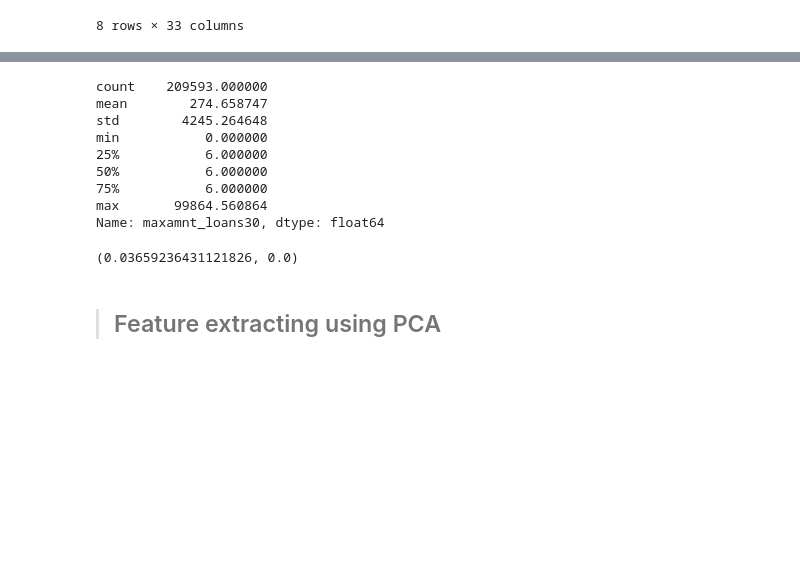
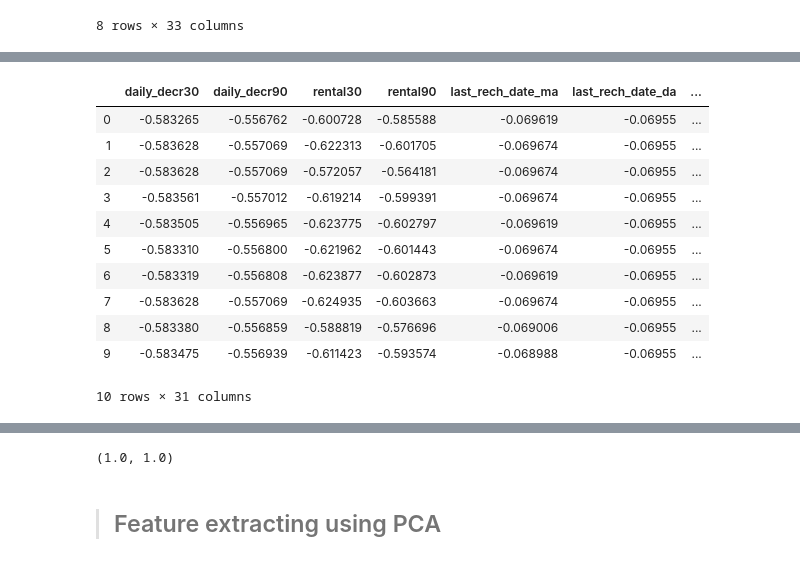
Before and after one commit to bellamkondaprakash/Mfs_loan_classifier, a Jupyter notebook: mfs_loan.ipynb, the cells around one changed output, grey strips where cells are left out. Cells and saved outputs as stored; diff of their text form; code cells hidden in the pictures; blank space fills up the shorter version.

```diff
--- a/mfs_loan.ipynb
+++ b/mfs_loan.ipynb
@@ -136,6 +121,27 @@ from scipy.stats import shapiro
 # %%
 min_max_scaler = MinMaxScaler()
 np_scaler = min_max_scaler.fit_transform(temp.iloc[:,3:])
+# %%
+Std_scaler = StandardScaler()
+# %%
+std_scaler = Std_scaler.fit_transform(temp.iloc[:,3:])
+# %%
+temp_norm = pd.DataFrame(std_scaler,columns = temp.iloc[:,3:].columns)
+# %%
+temp_norm.head(10)
+# %% [output]
+|  | daily_decr30 | daily_decr90 | rental30 | rental90 | last_rech_date_ma | last_rech_date_da | ... |
+| 0 | -0.583265 | -0.556762 | -0.600728 | -0.585588 | -0.069619 | -0.06955 | ... |
+| 1 | -0.583628 | -0.557069 | -0.622313 | -0.601705 | -0.069674 | -0.06955 | ... |
+| 2 | -0.583628 | -0.557069 | -0.572057 | -0.564181 | -0.069674 | -0.06955 | ... |
+| 3 | -0.583561 | -0.557012 | -0.619214 | -0.599391 | -0.069674 | -0.06955 | ... |
+| 4 | -0.583505 | -0.556965 | -0.623775 | -0.602797 | -0.069619 | -0.06955 | ... |
+| 5 | -0.583310 | -0.556800 | -0.621962 | -0.601443 | -0.069674 | -0.06955 | ... |
+| 6 | -0.583319 | -0.556808 | -0.623877 | -0.602873 | -0.069619 | -0.06955 | ... |
+| 7 | -0.583628 | -0.557069 | -0.624935 | -0.603663 | -0.069674 | -0.06955 | ... |
+| 8 | -0.583380 | -0.556859 | -0.588819 | -0.576696 | -0.069006 | -0.06955 | ... |
+| 9 | -0.583475 | -0.556939 | -0.611423 | -0.593574 | -0.068988 | -0.06955 | ... |
+10 rows × 31 columns
 # %%
 df_normalized = pd.DataFrame(np_scaler, columns = temp.iloc[:,3:].columns)
 # %%
@@ -158,19 +160,7 @@ df_normalized.describe()
-# %%
-temp['maxamnt_loans30'].describe()
-# %% [output]
-count    209593.000000
-mean        274.658747
-std        4245.264648
-min           0.000000
-25%           6.000000
-50%           6.000000
-75%           6.000000
-max       99864.560864
-Name: maxamnt_loans30, dtype: float64
 # %%
-shapiro(df_normalized.maxamnt_loans30)
+shapiro(temp_norm.maxamnt_loans30[:100])
 # %% [output]
-(0.03659236431121826, 0.0)
+(1.0, 1.0)
 # %% [markdown]
 > ## Feature extracting using PCA
 # %%
```
Also changed, not shown: parts of 11 cells of this notebook.
